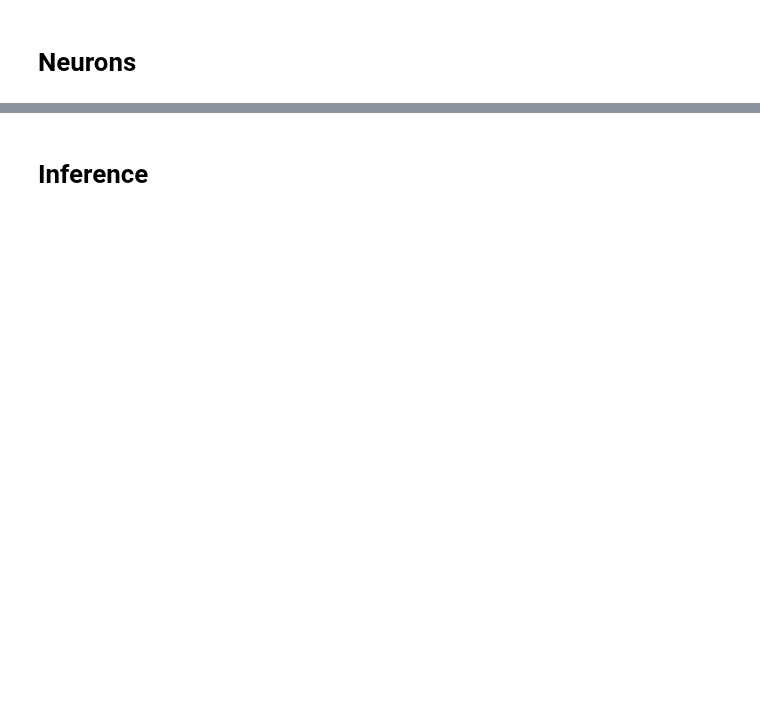
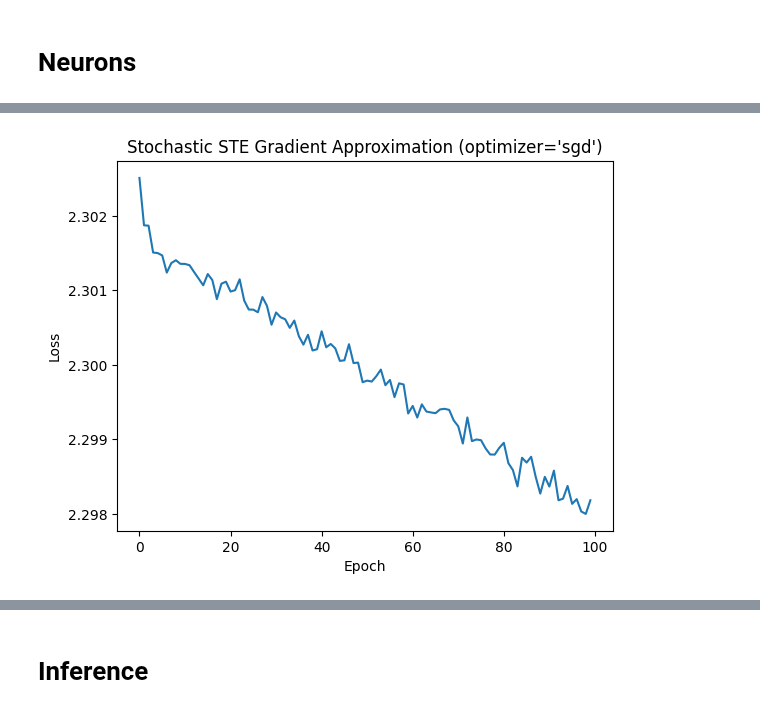
Before and after one commit to suessflorian/biological-neurons, a Jupyter notebook: spiking_stochastic/binomial_neuron_recreation2.ipynb, the cells around one changed output, grey strips where cells are left out. Saved outputs shown, nothing was run; the diff lists cells and outputs as text; code cells hidden in the pictures; blank space fills up the shorter version.

```diff
--- a/spiking_stochastic/binomial_neuron_recreation2.ipynb
+++ b/spiking_stochastic/binomial_neuron_recreation2.ipynb
@@ -391,0 +435,4 @@ model.load_state_dict(torch.load('models/binomial_neuron_recreation2.pt')) # bat
+# %%
+n_epochs = 100
+stochastic_ste_model, stochastic_ste_losses = train(n_epochs, T=3, spiker='ste')
+# %% [output]
@@ -391,0 +440 @@ model.load_state_dict(torch.load('models/binomial_neuron_recreation2.pt')) # bat
+[figure, added]
```
Also changed, not shown: parts of 33 cells of this notebook.
